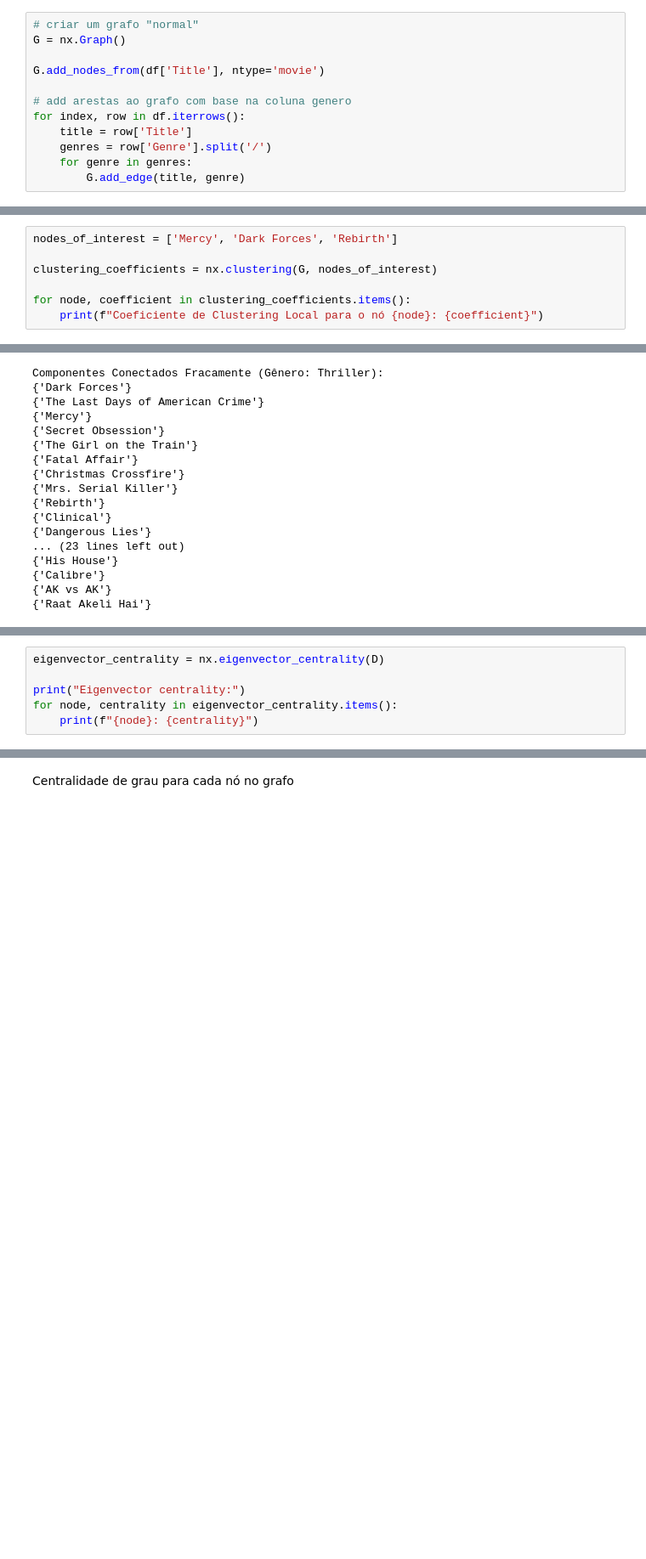
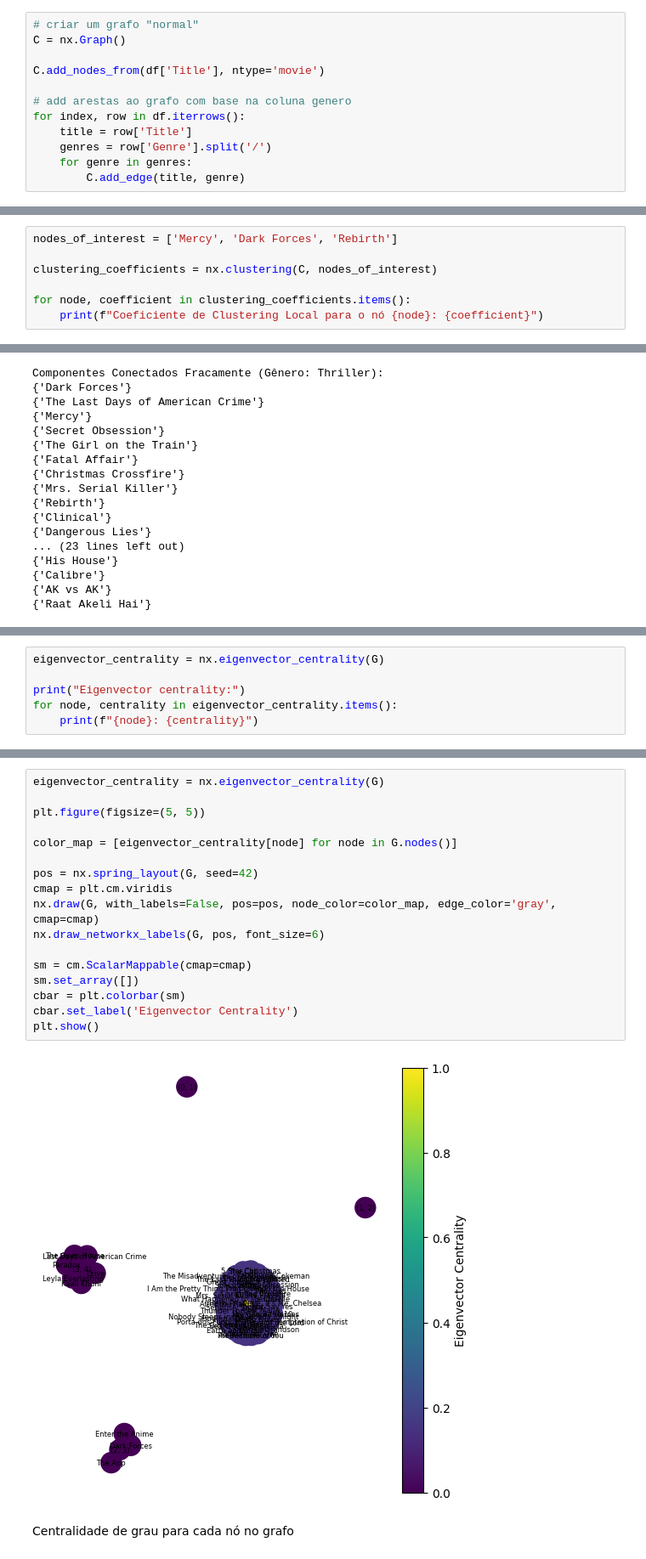
Before and after one commit to nataly-enne/network_analysis, a Jupyter notebook: u3_project/pyvis_analysis/pyvis_analysis.ipynb, the cells around one changed output, grey strips where cells are left out. Shown at 85% size. Saved outputs shown, nothing was run; the diff lists cells and outputs as text; blank space fills up the shorter version.

```diff
--- a/u3_project/pyvis_analysis/pyvis_analysis.ipynb
+++ b/u3_project/pyvis_analysis/pyvis_analysis.ipynb
@@ -55,16 +91,16 @@ Abaixo é criado um grafo não direcionado. Em seguida, adiciona-se nós e arest
 É adicionado nós ao grafo que correspondem aos títulos dos filmes da coluna 'Title'. Cada nó recebe um atributo 'ntype' com o valor 'movie' para indicar que é um nó de filme.
 # %%
 # criar um grafo "normal"
-G = nx.Graph()
+C = nx.Graph()
 
-G.add_nodes_from(df['Title'], ntype='movie')
+C.add_nodes_from(df['Title'], ntype='movie')
 
 # add arestas ao grafo com base na coluna genero
 for index, row in df.iterrows():
     title = row['Title']
     genres = row['Genre'].split('/')
     for genre in genres:
-        G.add_edge(title, genre)
+        C.add_edge(title, genre)
 # %% [markdown]
 Verifica se o grafo é conectado; caso seja, calcula o diâmetro.
 # %%
@@ -104,7 +140,7 @@ Clustering local para nós específicos
 # %%
 nodes_of_interest = ['Mercy', 'Dark Forces', 'Rebirth']
 
-clustering_coefficients = nx.clustering(G, nodes_of_interest)
+clustering_coefficients = nx.clustering(C, nodes_of_interest)
 
 for node, coefficient in clustering_coefficients.items():
     print(f"Coeficiente de Clustering Local para o nó {node}: {coefficient}")
@@ -193,5 +270,5 @@ Aqui avaliamos a importância de cada filme do gênero Thriller, com base na sua
 # %%
-eigenvector_centrality = nx.eigenvector_centrality(D)
+eigenvector_centrality = nx.eigenvector_centrality(G)
 
 print("Eigenvector centrality:")
 for node, centrality in eigenvector_centrality.items():
@@ -217,3 +296,22 @@ Raat Akeli Hai: 0.16222142113076254
+# %%
+eigenvector_centrality = nx.eigenvector_centrality(G)
+
+plt.figure(figsize=(5, 5))
+
+color_map = [eigenvector_centrality[node] for node in G.nodes()]
+
+pos = nx.spring_layout(G, seed=42)
+cmap = plt.cm.viridis
+nx.draw(G, with_labels=False, pos=pos, node_color=color_map, edge_color='gray', cmap=cmap)
+nx.draw_networkx_labels(G, pos, font_size=6)
+
+sm = cm.ScalarMappable(cmap=cmap)
+sm.set_array([])
+cbar = plt.colorbar(sm)
+cbar.set_label('Eigenvector Centrality')
+plt.show()
+# %% [output]
+[figure, added]
 # %% [markdown]
 Centralidade de grau para cada nó no grafo
 # %%
```
Also changed, not shown: parts of 26 cells of this notebook.
